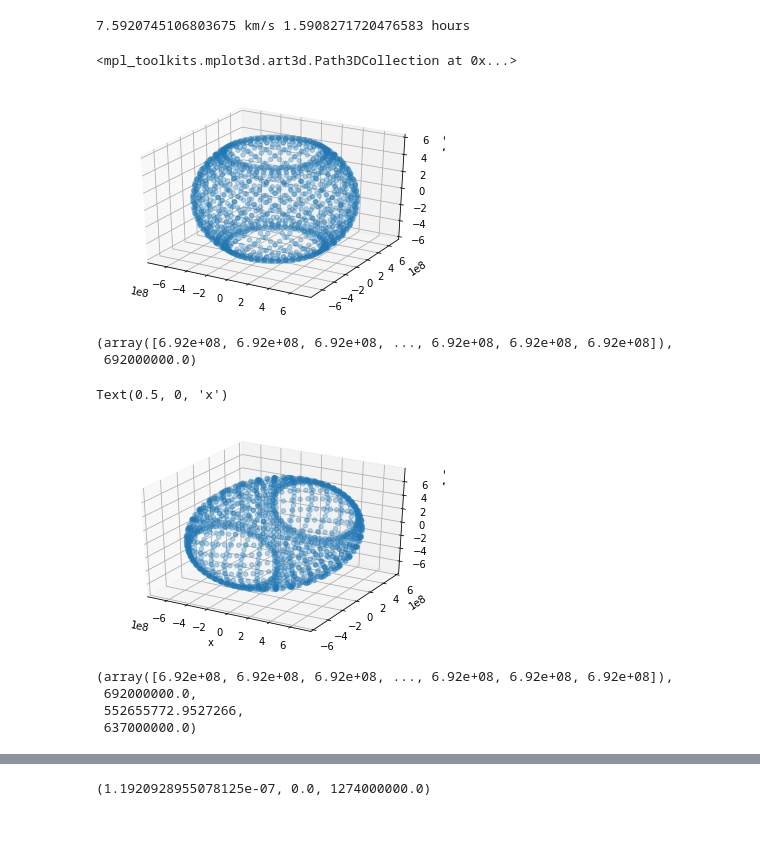
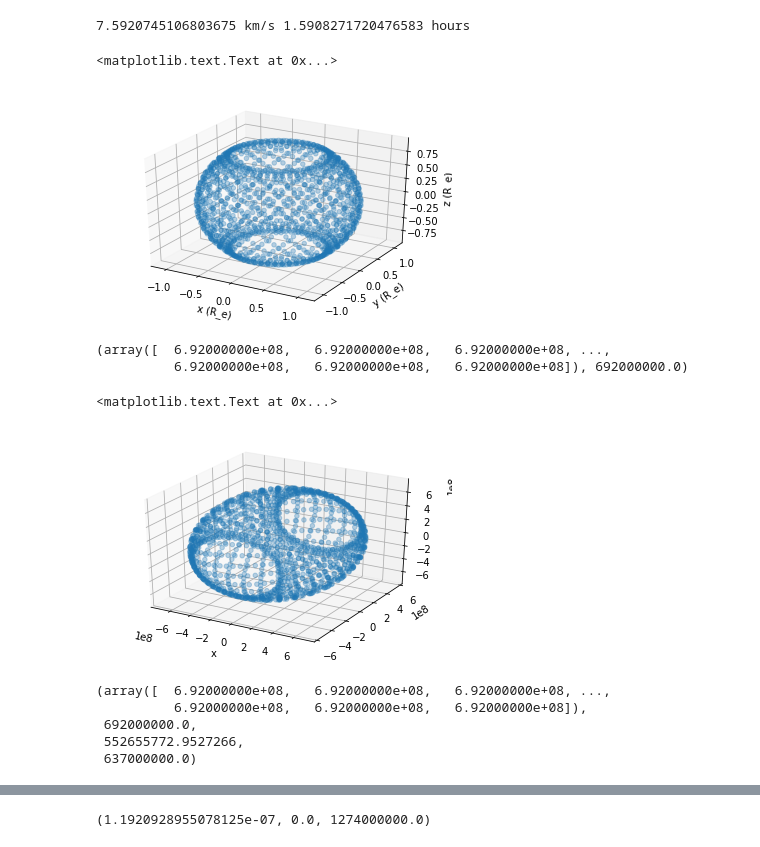
Before and after one commit to yoachim/19_Scratch, a Jupyter notebook: sat_collisions/satellite_collisions.ipynb, the cells around one changed output, grey strips where cells are left out. Cells and saved outputs as stored; diff of their text form; code cells hidden in the pictures.

```diff
--- a/sat_collisions/satellite_collisions.ipynb
+++ b/sat_collisions/satellite_collisions.ipynb
@@ -52,11 +52,11 @@ def rot_z(x,y,z, theta):
     z_out = z
     return x_out, y_out, z_out
 # %%
-def generate_sat_xyz(delta_t, inclination=np.radians(53.)):
+def generate_sat_xyz(delta_t, inclination=np.radians(53.), n_sats=66):
     """ Generate x,y,z positions of all the satellites at a given time
     """
 
-    theta_start = np.arange(66)/66.*2*np.pi
+    theta_start = np.arange(n_sats)/n_sats*2*np.pi
     theta_start += delta_t/p_orbit*2*np.pi
     x_start = r_orbit*np.cos(theta_start)
     y_start = r_orbit*np.sin(theta_start)
@@ -83,15 +83,18 @@ from mpl_toolkits.mplot3d import Axes3D
 # %%
 fig = plt.figure()
 ax = fig.add_subplot(111, projection='3d')
-ax.scatter(x,y,z, alpha=.3)
+ax.scatter(x/R_earth,y/R_earth,z/R_earth, alpha=.3)
+ax.set_xlabel('x (R_e)')
+ax.set_ylabel('y (R_e)')
+ax.set_zlabel('z (R_e)')
 # %% [output]
-<mpl_toolkits.mplot3d.art3d.Path3DCollection at 0x...>
+<matplotlib.text.Text at 0x...>
-[figure, old version]
+[figure, new version]
 # %%
 (x**2+y**2+z**2)**0.5, r_orbit
 # %% [output]
-(array([6.92e+08, 6.92e+08, 6.92e+08, ..., 6.92e+08, 6.92e+08, 6.92e+08]),
- 692000000.0)
+(array([  6.92000000e+08,   6.92000000e+08,   6.92000000e+08, ...,
+          6.92000000e+08,   6.92000000e+08,   6.92000000e+08]), 692000000.0)
 # %%
 x_new,y_new,z_new = rot_x(x,y,z, -np.pi/2)
 fig = plt.figure()
@@ -99,12 +102,13 @@ ax = fig.add_subplot(111, projection='3d')
 ax.scatter(x_new,y_new,z_new, alpha=.3)
 ax.set_xlabel('x')
 # %% [output]
-Text(0.5, 0, 'x')
+<matplotlib.text.Text at 0x...>
-[figure, old version]
+[figure, new version]
 # %%
 (x**2+y**2+z**2)**0.5, r_orbit, z.max(), R_earth
 # %% [output]
-(array([6.92e+08, 6.92e+08, 6.92e+08, ..., 6.92e+08, 6.92e+08, 6.92e+08]),
+(array([  6.92000000e+08,   6.92000000e+08,   6.92000000e+08, ...,
+          6.92000000e+08,   6.92000000e+08,   6.92000000e+08]),
  692000000.0,
  552655772.9527266,
  637000000.0)
```
Also changed, not shown: parts of 15 cells of this notebook.
